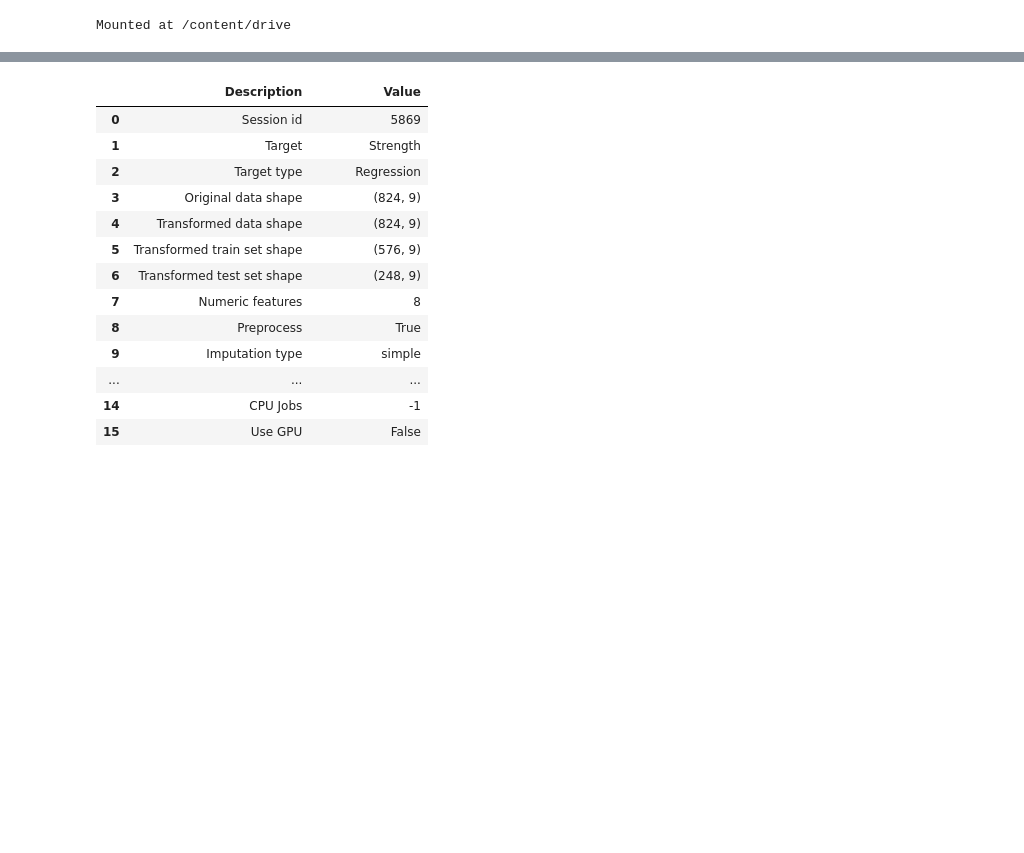
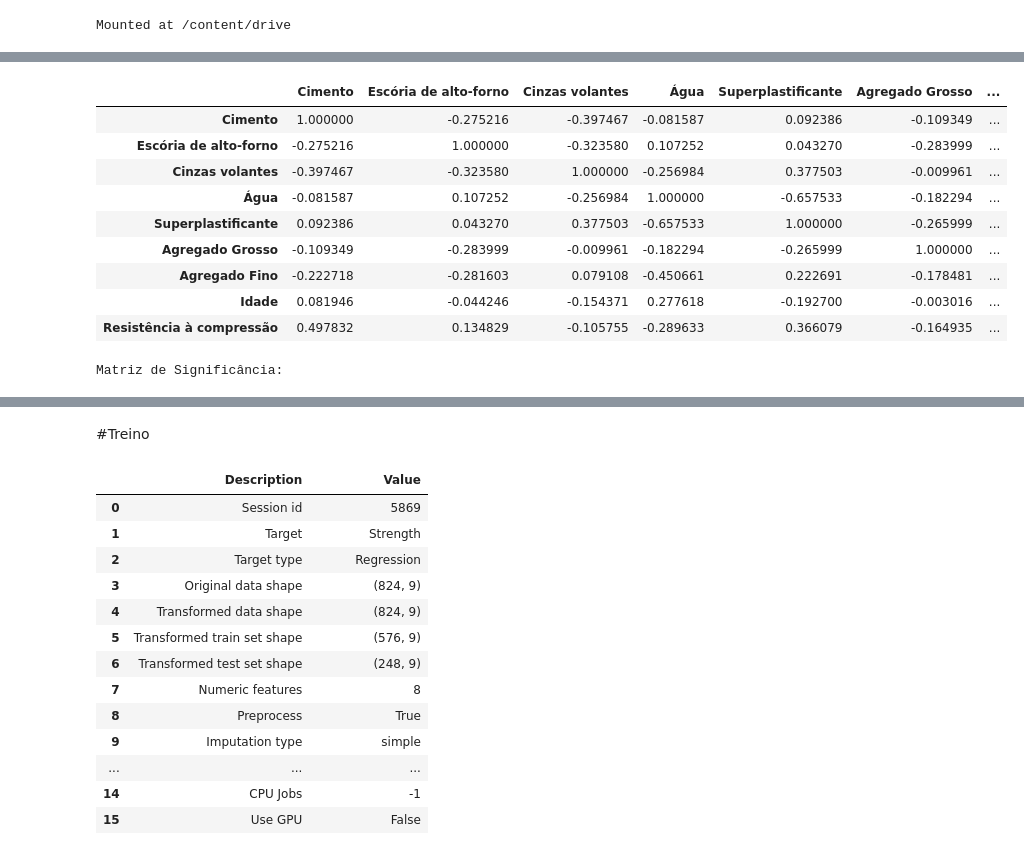
Before and after one commit to viniciusgomesbatista/MaterialsScience, a Jupyter notebook: Concrete_PyCaret.ipynb, the cells around one changed output, grey strips where cells are left out. Cells and saved outputs as stored; diff of their text form; code cells hidden in the pictures; blank space fills up the shorter version.

```diff
--- a/Concrete_PyCaret.ipynb
+++ b/Concrete_PyCaret.ipynb
@@ -30,0 +103,33 @@ df.shape
+# %%
+correlation_matrix = df.corr(method='pearson')
+n = len(df)  # número de observações
+
+# Inicializando uma matriz para armazenar os valores de significância
+significance_matrix = np.zeros((len(correlation_matrix), len(correlation_matrix)))
+
+# Calculando a significância para cada par de variáveis
+for i, column1 in enumerate(df.columns):
+    for j, column2 in enumerate(df.columns):
+        if i != j:
+            correlation, p_value = pearsonr(df[column1], df[column2])
+            significance_matrix[i, j] = p_value
+
+# Transformando a matriz de significância em um DataFrame
+significance_df = pd.DataFrame(significance_matrix, index=df.columns, columns=df.columns)
+
+# Exibindo a matriz de correlação e a matriz de significância
+display(correlation_matrix)
+print("\nMatriz de Significância:")
+display(significance_df)
+# %% [output]
+|  | Cimento | Escória de alto-forno | Cinzas volantes | Água | Superplastificante | Agregado Grosso | ... |
+| Cimento | 1.000000 | -0.275216 | -0.397467 | -0.081587 | 0.092386 | -0.109349 | ... |
+| Escória de alto-forno | -0.275216 | 1.000000 | -0.323580 | 0.107252 | 0.043270 | -0.283999 | ... |
+| Cinzas volantes | -0.397467 | -0.323580 | 1.000000 | -0.256984 | 0.377503 | -0.009961 | ... |
+| Água | -0.081587 | 0.107252 | -0.256984 | 1.000000 | -0.657533 | -0.182294 | ... |
+| Superplastificante | 0.092386 | 0.043270 | 0.377503 | -0.657533 | 1.000000 | -0.265999 | ... |
+| Agregado Grosso | -0.109349 | -0.283999 | -0.009961 | -0.182294 | -0.265999 | 1.000000 | ... |
+| Agregado Fino | -0.222718 | -0.281603 | 0.079108 | -0.450661 | 0.222691 | -0.178481 | ... |
+| Idade | 0.081946 | -0.044246 | -0.154371 | 0.277618 | -0.192700 | -0.003016 | ... |
+| Resistência à compressão | 0.497832 | 0.134829 | -0.105755 | -0.289633 | 0.366079 | -0.164935 | ... |
+Matriz de Significância:
@@ -31,3 +149,5 @@ df.shape
+# %% [markdown]
+#Treino
 # %%
 train, test = train_test_split(df, test_size=0.2,
                                      random_state=42)
```
Also changed, not shown: parts of 13 cells of this notebook.
